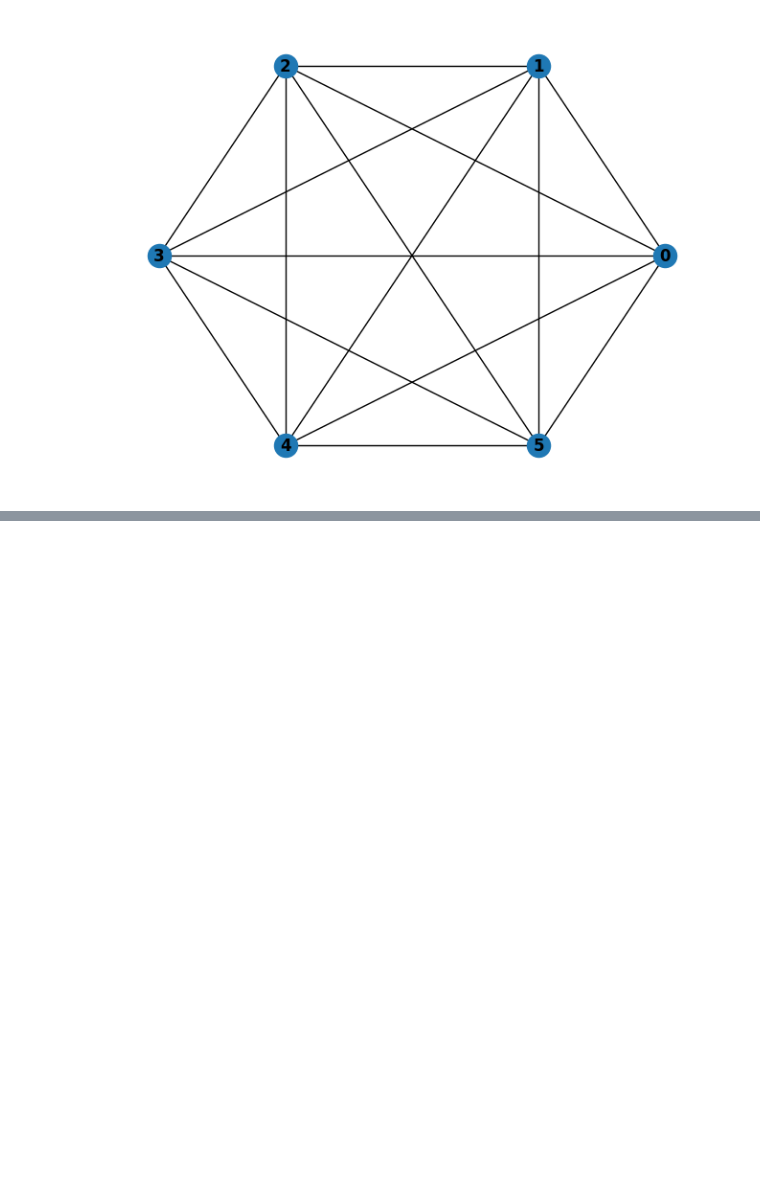
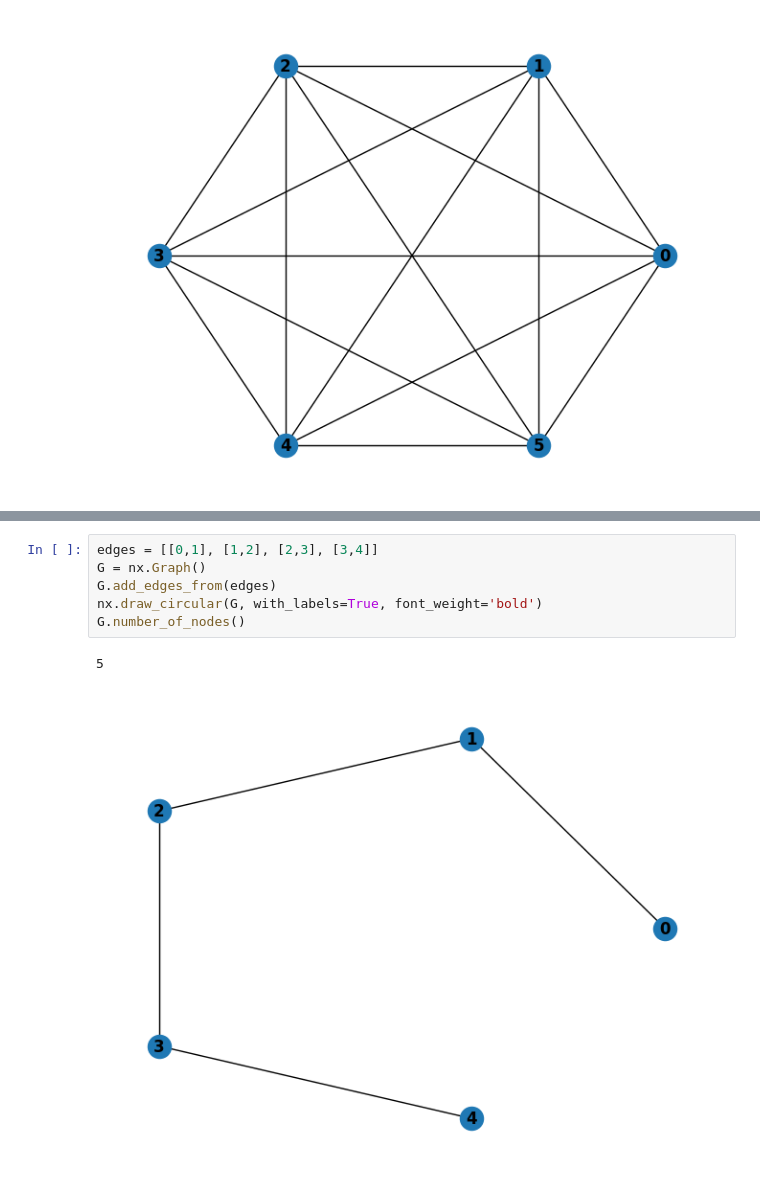
Before and after one commit to Freddie-Burns/qecdt-project-b, a Jupyter notebook: notebooks/graph.ipynb, the cells around one changed output, grey strips where cells are left out. Drawn from its saved outputs; the diff is of its cells as text; blank space fills up the shorter version.

```diff
--- a/numerics/graph.ipynb
+++ b/notebooks/graph.ipynb
@@ -24,2 +24,11 @@ len(G.edges)
 # %% [output]
 15
+# %%
+edges = [[0,1], [1,2], [2,3], [3,4]]
+G = nx.Graph()
+G.add_edges_from(edges)
+nx.draw_circular(G, with_labels=True, font_weight='bold')
+G.number_of_nodes()
+# %% [output]
+5
+[figure, added]
```
Also changed, not shown: parts of 1 cell of this notebook, 3 other files.
